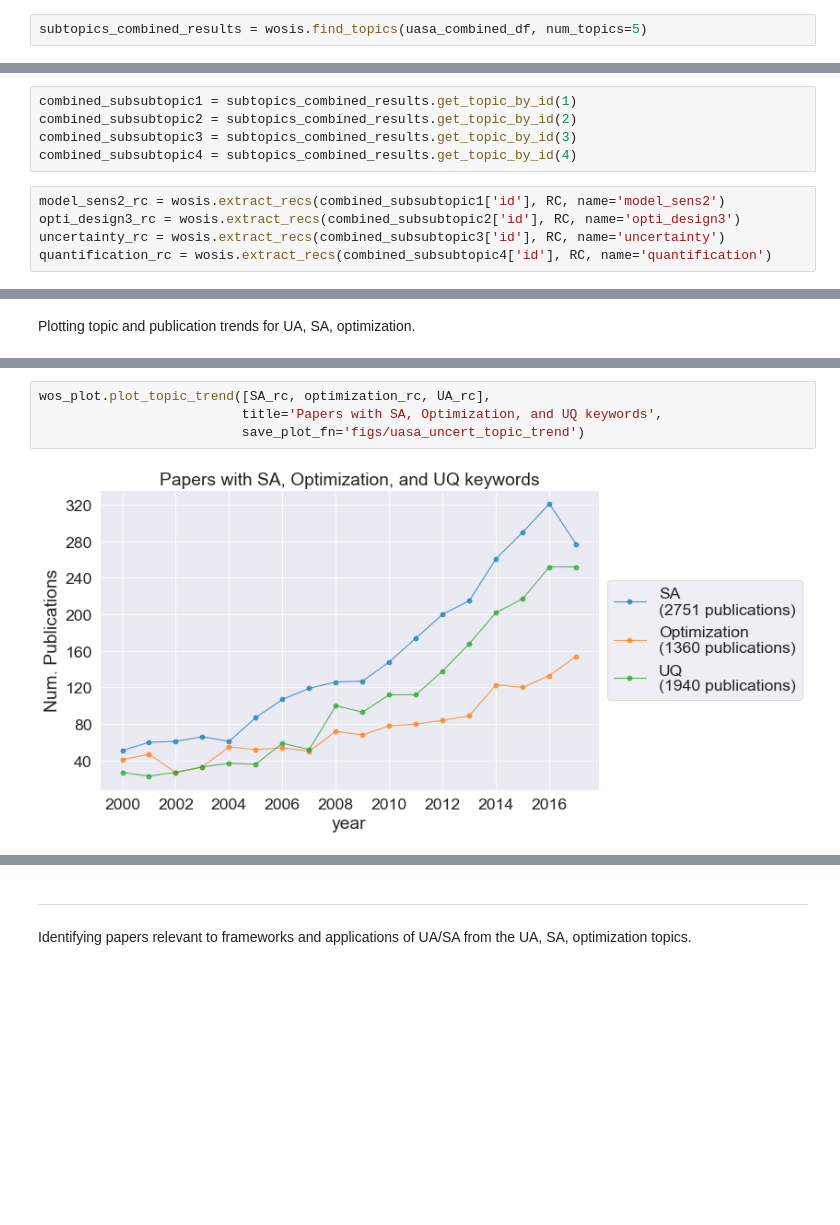
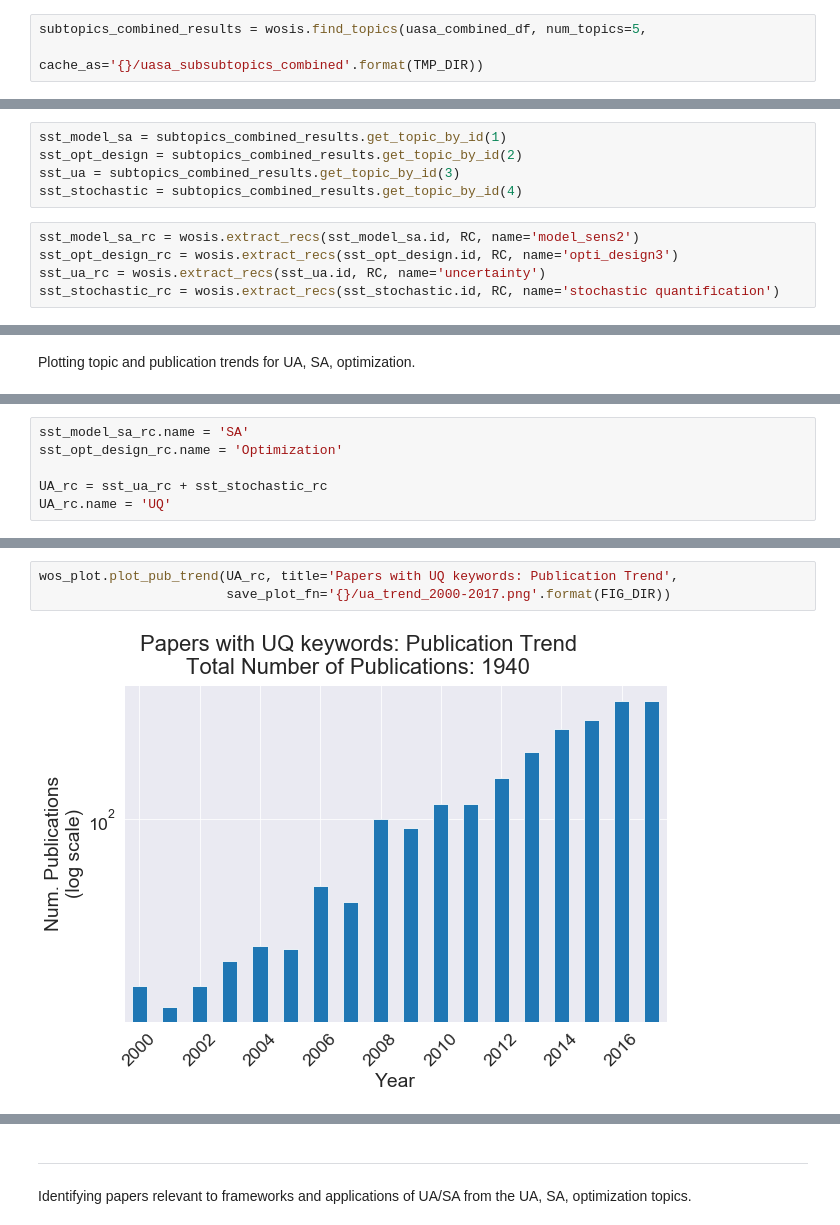
Before and after one commit to frog7/uasa-trends, a Jupyter notebook: notebooks/3c Topic modelling, keyword matching the subtopics.ipynb, the cells around one changed output, grey strips where cells are left out. Cells and saved outputs as stored; diff of their text form; blank space fills up the shorter version.

```diff
--- a/notebooks/3c Topic modelling, keyword matching the subtopics.ipynb
+++ b/notebooks/3c Topic modelling, keyword matching the subtopics.ipynb
@@ -77,5 +81,6 @@ uasa_combined_df.to_csv('../data/uasa_subtopics_combined.csv')
 # %%
-subtopics_combined_results = wosis.find_topics(uasa_combined_df, num_topics=5)
+subtopics_combined_results = wosis.find_topics(uasa_combined_df, num_topics=5,
+                                               cache_as='{}/uasa_subsubtopics_combined'.format(TMP_DIR))
 # %% [output]
 Topic 1: model sensitivity parameters analysis data models parameter calibration based soil
 Topic 2: optimization design shape topology method sensitivity structural problem analysis element
@@ -85,10 +96,10 @@ Topic 5: flow transport aquifer sediment groundwater hydraulic field rate veloci
 # %%
-combined_subsubtopic1 = subtopics_combined_results.get_topic_by_id(1)
-combined_subsubtopic2 = subtopics_combined_results.get_topic_by_id(2)
-combined_subsubtopic3 = subtopics_combined_results.get_topic_by_id(3)
-combined_subsubtopic4 = subtopics_combined_results.get_topic_by_id(4)
+sst_model_sa = subtopics_combined_results.get_topic_by_id(1)
+sst_opt_design = subtopics_combined_results.get_topic_by_id(2)
+sst_ua = subtopics_combined_results.get_topic_by_id(3)
+sst_stochastic = subtopics_combined_results.get_topic_by_id(4)
 # %%
-model_sens2_rc = wosis.extract_recs(combined_subsubtopic1['id'], RC, name='model_sens2')
-opti_design3_rc = wosis.extract_recs(combined_subsubtopic2['id'], RC, name='opti_design3')
-uncertainty_rc = wosis.extract_recs(combined_subsubtopic3['id'], RC, name='uncertainty')
-quantification_rc = wosis.extract_recs(combined_subsubtopic4['id'], RC, name='quantification')
+sst_model_sa_rc = wosis.extract_recs(sst_model_sa.id, RC, name='model_sens2')
+sst_opt_design_rc = wosis.extract_recs(sst_opt_design.id, RC, name='opti_design3')
+sst_ua_rc = wosis.extract_recs(sst_ua.id, RC, name='uncertainty')
+sst_stochastic_rc = wosis.extract_recs(sst_stochastic.id, RC, name='stochastic quantification')
@@ -130,0 +133,6 @@ UA_rc.name = 'UQ'
+# %%
+sst_model_sa_rc.name = 'SA'
+sst_opt_design_rc.name = 'Optimization'
+
+UA_rc = sst_ua_rc + sst_stochastic_rc
+UA_rc.name = 'UQ'
@@ -138,6 +162,5 @@ wos_plot.plot_topic_trend([SA_rc, optimization_rc, UA_rc],
 # %%
-wos_plot.plot_topic_trend([SA_rc, optimization_rc, UA_rc],
-                          title='Papers with SA, Optimization, and UQ keywords',
-                          save_plot_fn='figs/uasa_uncert_topic_trend')
+wos_plot.plot_pub_trend(UA_rc, title='Papers with UQ keywords: Publication Trend',
+                        save_plot_fn='{}/ua_trend_2000-2017.png'.format(FIG_DIR))
 # %% [output]
-[figure, old version]
+[figure, new version]
```
Also changed, not shown: parts of 66 cells of this notebook, 5 other files.
